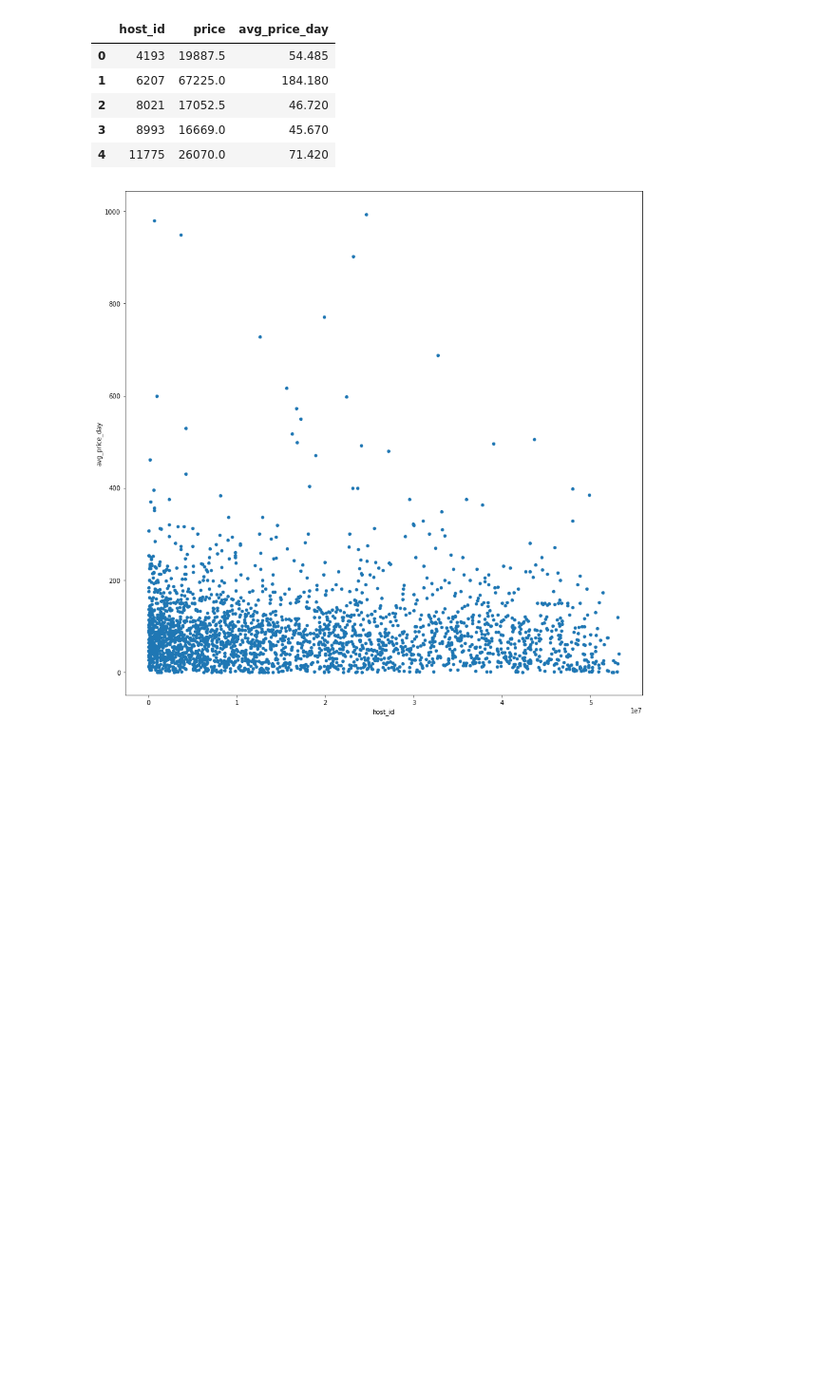
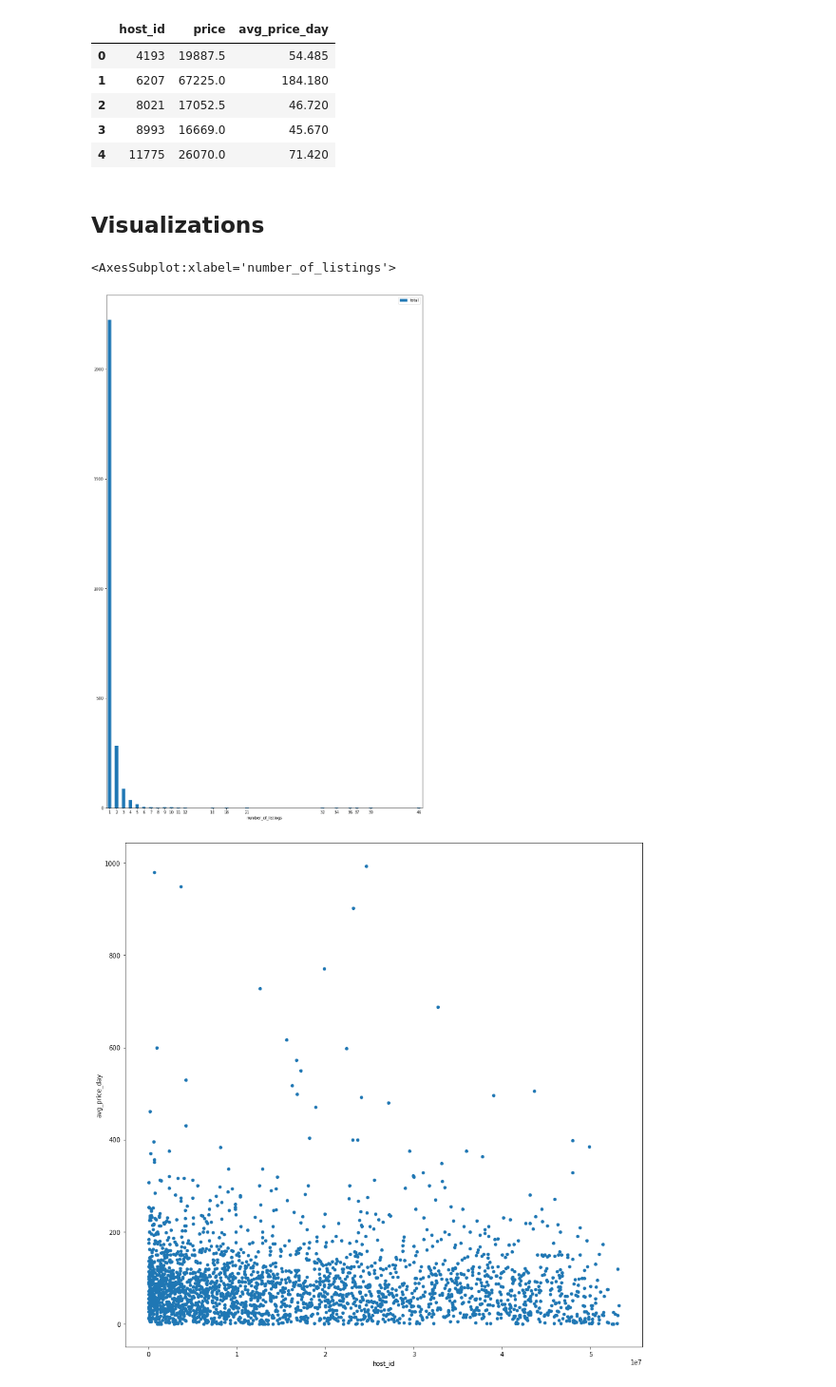
Before and after one commit to pato0301/seattle_data_analysis, a Jupyter notebook: udacity-airbnb-project.ipynb, the cells around one changed output. Shown: that part at 95% size. Cells and saved outputs as stored; diff of their text form; code cells hidden in the pictures; blank space fills up the shorter version.

```diff
--- a/udacity-airbnb-project.ipynb
+++ b/udacity-airbnb-project.ipynb
@@ -131,8 +151,9 @@ reviews_no_nulls
 # %%
 # Transform string with the price value into a float
-price_dot = [(p.replace(",","")) for p in listings['price']]
-new_price = [float(p[1:]) for p in price_dot]
-listings['price'] = new_price
+# price_dot = [(p.replace(",","")) for p in listings['price']]
+# new_price = [float(p[1:]) for p in price_dot]
+# listings['price'] = new_price
+listings['price'] = float_price(listings,'price')
 listings['price']
 # %% [output]
 0        85.0
@@ -236,6 +263,17 @@ avg_per_host.head()
 | 2 | 8021 | 17052.5 | 46.720 |
 | 3 | 8993 | 16669.0 | 45.670 |
 | 4 | 11775 | 26070.0 | 71.420 |
+# %% [markdown]
+## Visualizations
+# %%
+# Get how many host has how many properties. For ejemplo 2226 host have just one property
+# Then let show that in a bar char
+pro_num_total = pd.DataFrame(listing_per_host.groupby('number_of_listings')['host_id'].count()).reset_index()
+pro_num_total = pro_num_total.rename(columns={'host_id': 'total'})
+pro_num_total.plot.bar(x='number_of_listings', y='total', rot=0, figsize=(15,25))
+# %% [output]
+<AxesSubplot:xlabel='number_of_listings'>
+[figure, added]
 # %%
 # Scatter plot of earning per day
 ax = avg_per_host.plot.scatter(x='host_id', y='avg_price_day', rot=0, figsize=(15,15))
```
Also changed, not shown: parts of 23 cells of this notebook.
